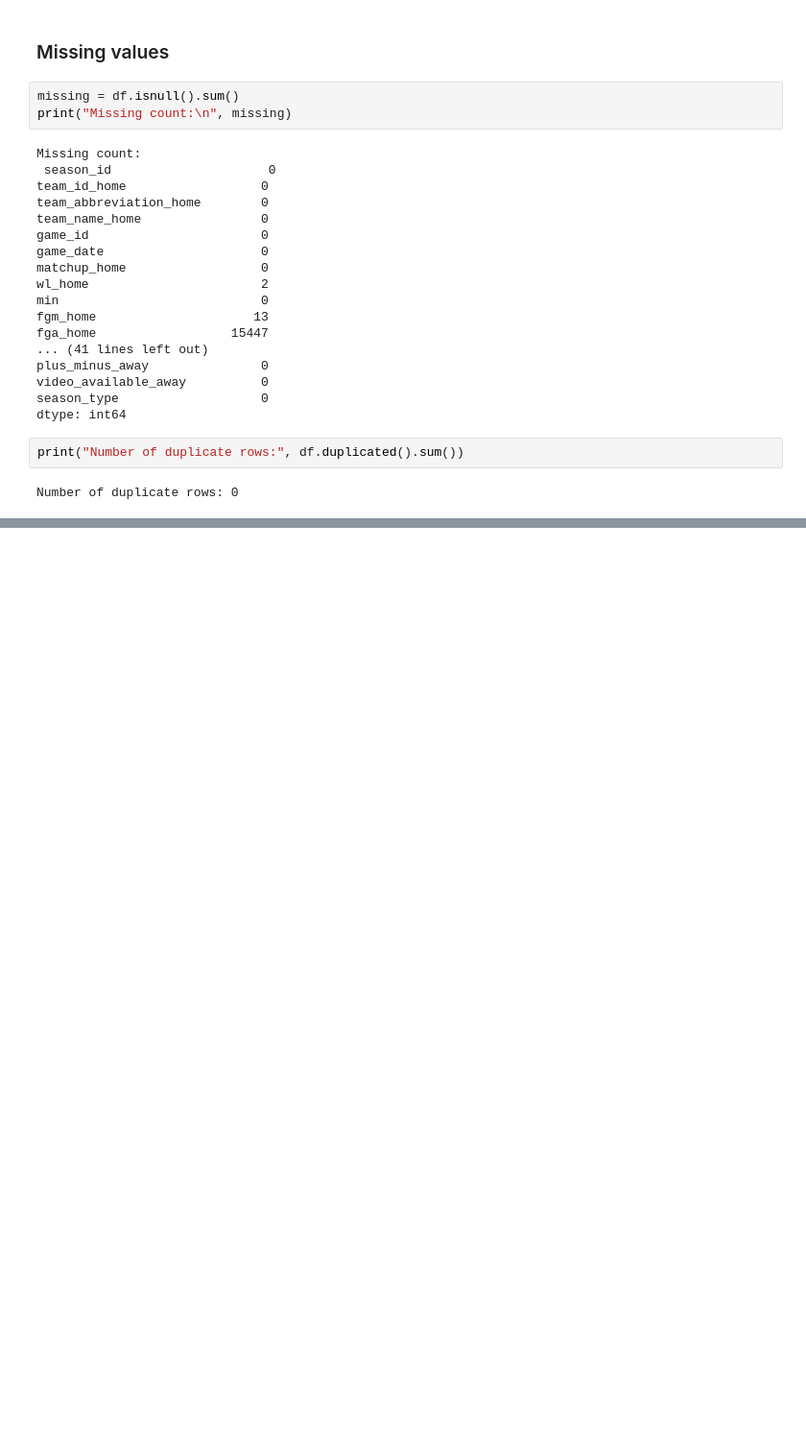
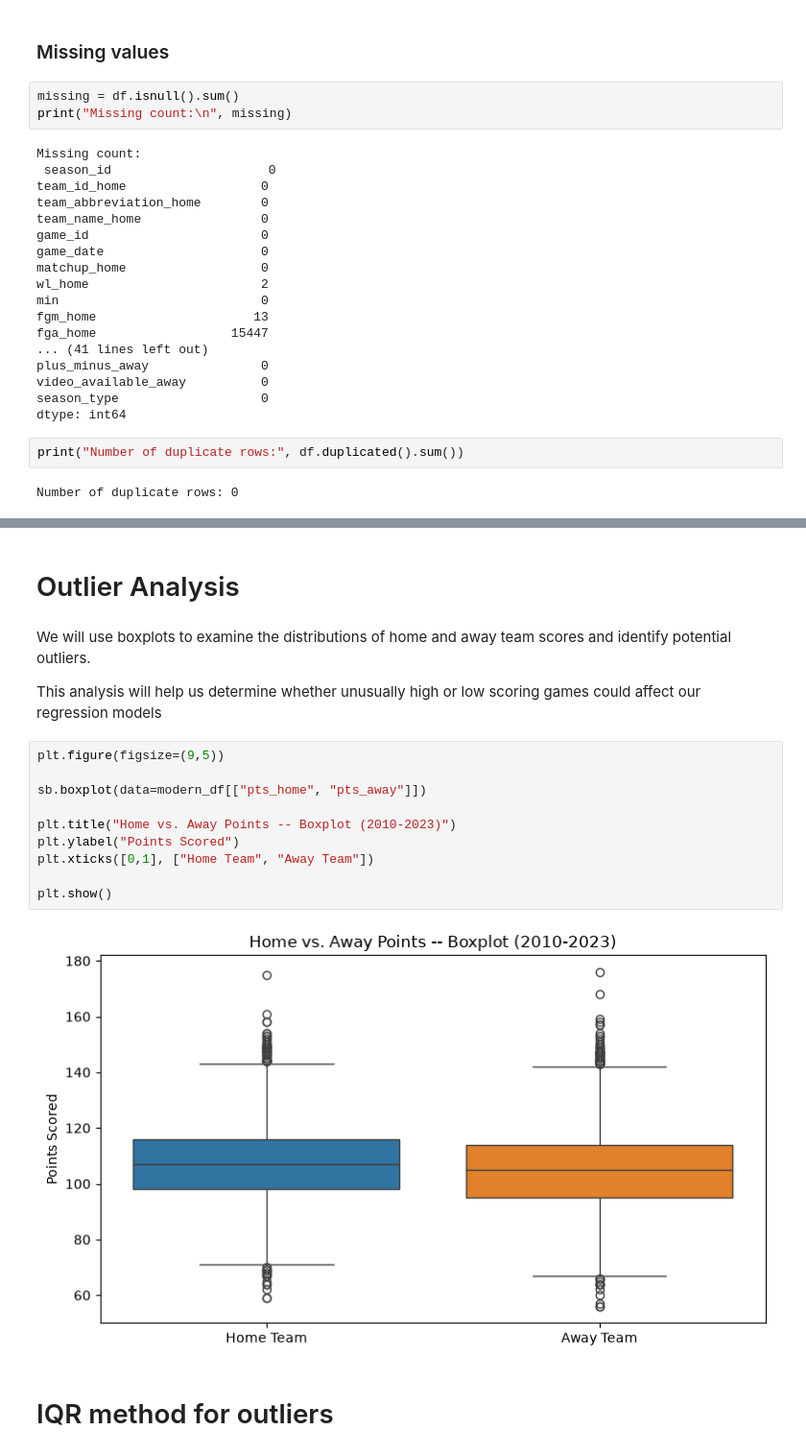
Before and after one commit to Gnot727/NBA-Prediction, a Jupyter notebook: notebooks/01_data_exploration.ipynb, the cells around one changed output, grey strips where cells are left out. Shown at 96% size. Cells and saved outputs as stored; diff of their text form; blank space fills up the shorter version.

```diff
--- a/notebooks/01_data_exploration.ipynb
+++ b/notebooks/01_data_exploration.ipynb
@@ -112,0 +266,20 @@ Number of duplicate rows: 0
+# %% [markdown]
+# Outlier Analysis
+# %% [markdown]
+We will use boxplots to examine the distributions of home and away team scores and identify potential outliers.
+
+This analysis will help us determine whether unusually high or low scoring games could affect our regression models
+# %%
+plt.figure(figsize=(9,5))
+
+sb.boxplot(data=modern_df[["pts_home", "pts_away"]])
+
+plt.title("Home vs. Away Points -- Boxplot (2010-2023)")
+plt.ylabel("Points Scored")
+plt.xticks([0,1], ["Home Team", "Away Team"])
+
+plt.show()
+# %% [output]
+[figure, added]
+# %% [markdown]
+# IQR method for outliers
```
Also changed, not shown: parts of 29 cells of this notebook.
